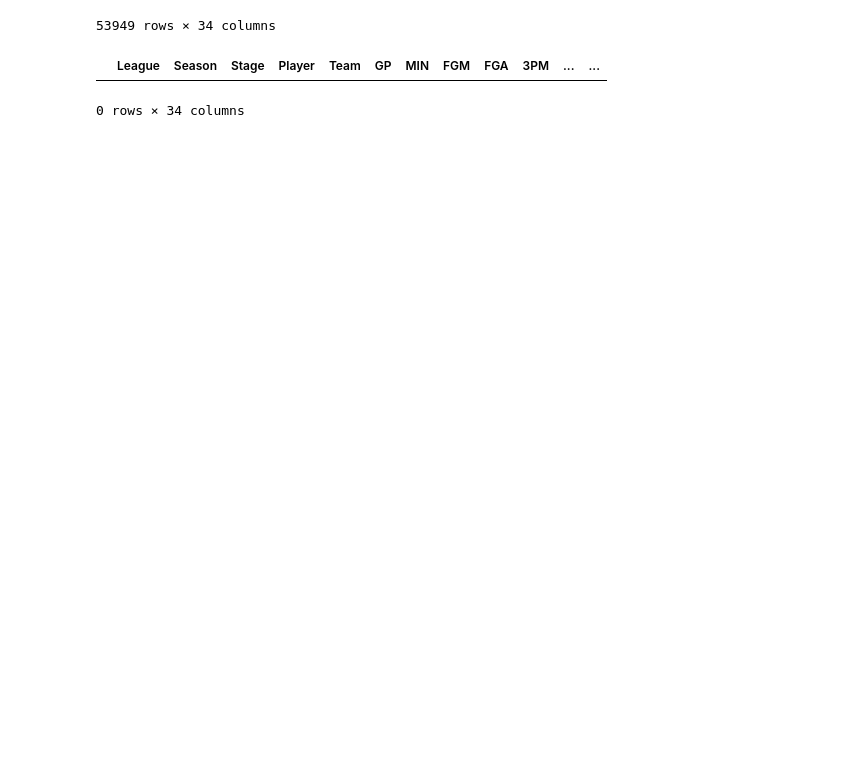
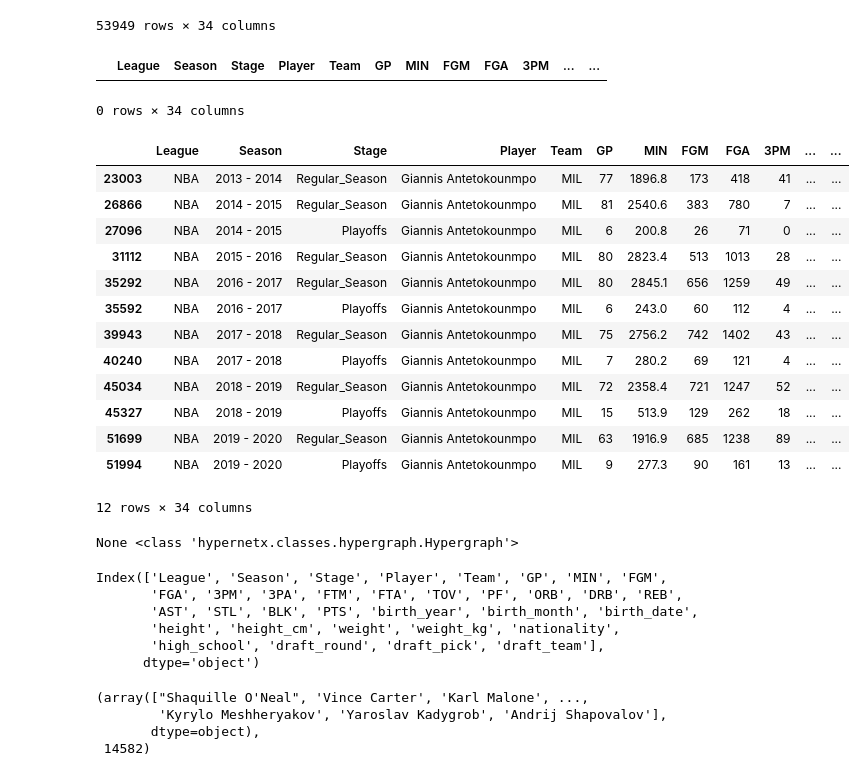
Before and after one commit to ChefBB/sna_project, a Jupyter notebook: exploration_bruno.ipynb, the cells around one changed output. Saved outputs shown, nothing was run; the diff lists cells and outputs as text; code cells hidden in the pictures; blank space fills up the shorter version.

```diff
--- a/exploration_bruno.ipynb
+++ b/exploration_bruno.ipynb
@@ -24,3 +24,54 @@ duplicates_sorted
 # %% [output]
 |  | League | Season | Stage | Player | Team | GP | MIN | FGM | FGA | 3PM | ... | ... |
 0 rows × 34 columns
+# %%
+df.loc[df['Player'] == 'Giannis Antetokounmpo']
+# %% [output]
+|  | League | Season | Stage | Player | Team | GP | MIN | FGM | FGA | 3PM | ... | ... |
+| 23003 | NBA | 2013 - 2014 | Regular_Season | Giannis Antetokounmpo | MIL | 77 | 1896.8 | 173 | 418 | 41 | ... | ... |
+| 26866 | NBA | 2014 - 2015 | Regular_Season | Giannis Antetokounmpo | MIL | 81 | 2540.6 | 383 | 780 | 7 | ... | ... |
+| 27096 | NBA | 2014 - 2015 | Playoffs | Giannis Antetokounmpo | MIL | 6 | 200.8 | 26 | 71 | 0 | ... | ... |
+| 31112 | NBA | 2015 - 2016 | Regular_Season | Giannis Antetokounmpo | MIL | 80 | 2823.4 | 513 | 1013 | 28 | ... | ... |
+| 35292 | NBA | 2016 - 2017 | Regular_Season | Giannis Antetokounmpo | MIL | 80 | 2845.1 | 656 | 1259 | 49 | ... | ... |
+| 35592 | NBA | 2016 - 2017 | Playoffs | Giannis Antetokounmpo | MIL | 6 | 243.0 | 60 | 112 | 4 | ... | ... |
+| 39943 | NBA | 2017 - 2018 | Regular_Season | Giannis Antetokounmpo | MIL | 75 | 2756.2 | 742 | 1402 | 43 | ... | ... |
+| 40240 | NBA | 2017 - 2018 | Playoffs | Giannis Antetokounmpo | MIL | 7 | 280.2 | 69 | 121 | 4 | ... | ... |
+| 45034 | NBA | 2018 - 2019 | Regular_Season | Giannis Antetokounmpo | MIL | 72 | 2358.4 | 721 | 1247 | 52 | ... | ... |
+| 45327 | NBA | 2018 - 2019 | Playoffs | Giannis Antetokounmpo | MIL | 15 | 513.9 | 129 | 262 | 18 | ... | ... |
+| 51699 | NBA | 2019 - 2020 | Regular_Season | Giannis Antetokounmpo | MIL | 63 | 1916.9 | 685 | 1238 | 89 | ... | ... |
+| 51994 | NBA | 2019 - 2020 | Playoffs | Giannis Antetokounmpo | MIL | 9 | 277.3 | 90 | 161 | 13 | ... | ... |
+12 rows × 34 columns
+# %%
+import hypernetx as hnx
+
+# Create a dictionary where keys are (Team, Season) pairs and values are lists of players
+hyperedges = {}
+for _, row in df.iterrows():
+    key = (row['Team'], row['Season'])
+    if key not in hyperedges:
+        hyperedges[key] = []
+    hyperedges[key].append(row['Player'])
+
+# Create the hypergraph
+H = hnx.Hypergraph(hyperedges)
+
+# Display the hypergraph summary
+print(H)
+# %% [output]
+None <class 'hypernetx.classes.hypergraph.Hypergraph'>
+# %%
+df.columns
+# %% [output]
+Index(['League', 'Season', 'Stage', 'Player', 'Team', 'GP', 'MIN', 'FGM',
+       'FGA', '3PM', '3PA', 'FTM', 'FTA', 'TOV', 'PF', 'ORB', 'DRB', 'REB',
+       'AST', 'STL', 'BLK', 'PTS', 'birth_year', 'birth_month', 'birth_date',
+       'height', 'height_cm', 'weight', 'weight_kg', 'nationality',
+       'high_school', 'draft_round', 'draft_pick', 'draft_team'],
+      dtype='object')
+# %%
+df['Player'].unique(), len(df['Player'].unique())
+# %% [output]
+(array(["Shaquille O'Neal", 'Vince Carter', 'Karl Malone', ...,
+        'Kyrylo Meshheryakov', 'Yaroslav Kadygrob', 'Andrij Shapovalov'],
+       dtype=object),
+ 14582)
```
Also changed, not shown: parts of 2 cells of this notebook.
